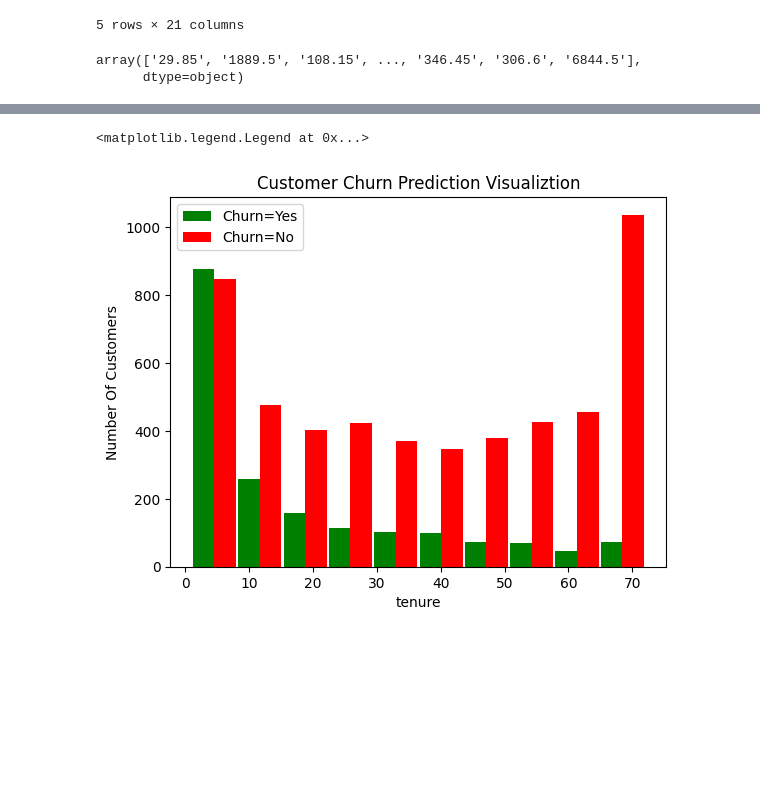
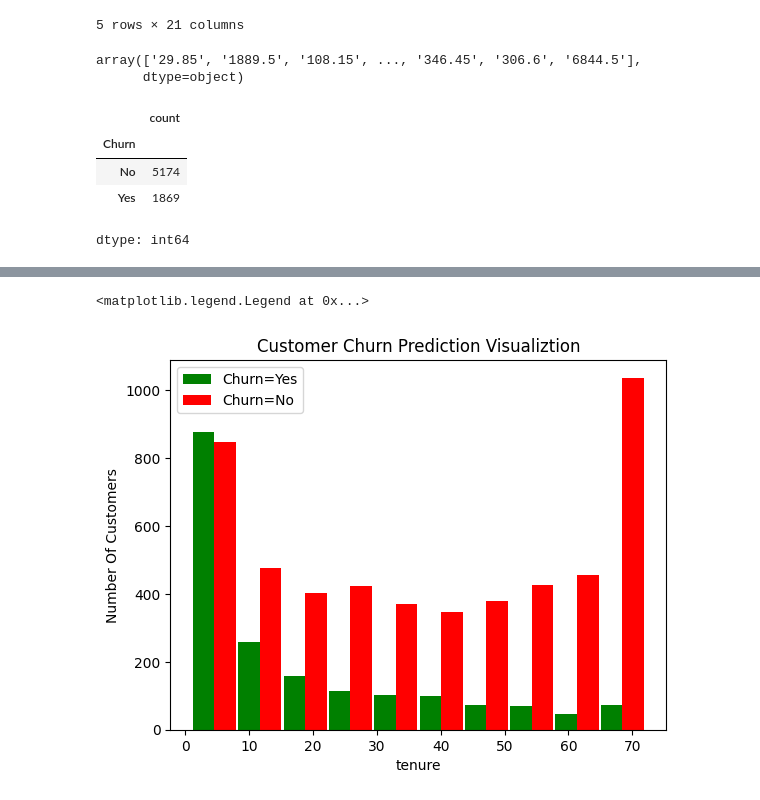
Before and after one commit to nickmirunsw/py-learning, a Jupyter notebook: tensorflow/tfnm.ipynb, the cells around one changed output, grey strips where cells are left out. Cells and saved outputs as stored; diff of their text form; code cells hidden in the pictures; blank space fills up the shorter version.

```diff
--- a/tensorflow/tfnm.ipynb
+++ b/tensorflow/tfnm.ipynb
@@ -1549,6 +1554,14 @@ df.TotalCharges.values
 # %% [output]
 array(['29.85', '1889.5', '108.15', ..., '346.45', '306.6', '6844.5'],
       dtype=object)
+# %%
+df.Churn.value_counts()
+# %% [output]
+|  | count |
+| Churn |  |
+| No | 5174 |
+| Yes | 1869 |
+dtype: int64
 # %%
 pd.to_numeric(df.TotalCharges,errors='coerce').isnull()
 df[pd.to_numeric(df.TotalCharges,errors='coerce').isnull()]
```
Also changed, not shown: parts of 21 cells of this notebook.
